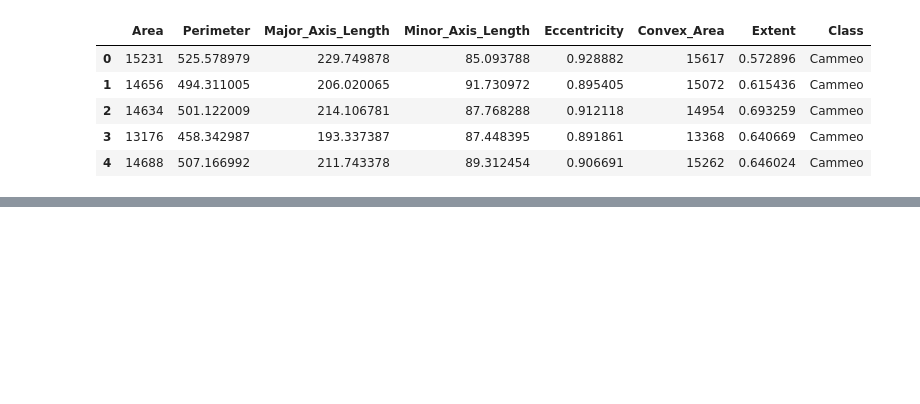
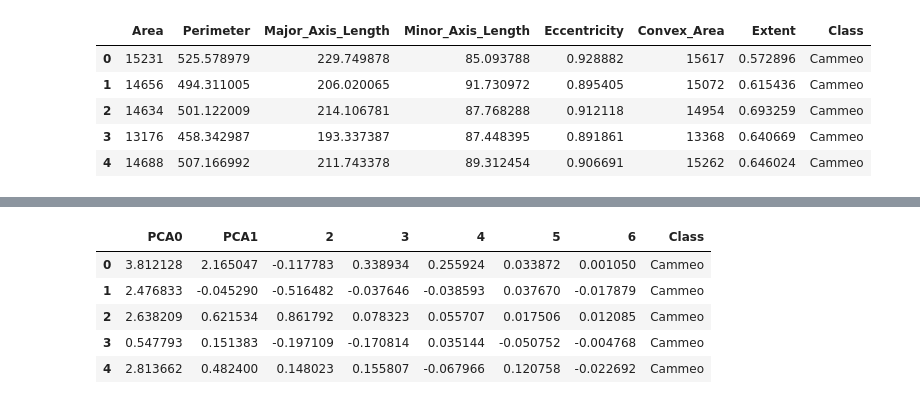
Before and after one commit to gheenc/Computational-Methods, a Jupyter notebook: pset4/pset4 problem 3.ipynb, the cells around one changed output, grey strips where cells are left out. Cells and saved outputs as stored; diff of their text form; code cells hidden in the pictures; blank space fills up the shorter version.

```diff
--- a/pset4/pset4 problem 3.ipynb
+++ b/pset4/pset4 problem 3.ipynb
@@ -336,3 +230,19 @@ pc1 = data_reduced[:, 1]
+# %%
+pca_raw = decomposition.PCA() # performed on all components
+pca_df = pd.DataFrame(
+    pca_raw.fit_transform(rice_standard[cols_to_standardize])
+)
+pca_df = pca_df.rename(columns={0: 'PCA0', 1: 'PCA1'})
+pca_df['Class'] = rice_standard['Class'].values
+
+pca_df.head()
+# %% [output]
+|  | PCA0 | PCA1 | 2 | 3 | 4 | 5 | 6 | Class |
+| 0 | 3.812128 | 2.165047 | -0.117783 | 0.338934 | 0.255924 | 0.033872 | 0.001050 | Cammeo |
+| 1 | 2.476833 | -0.045290 | -0.516482 | -0.037646 | -0.038593 | 0.037670 | -0.017879 | Cammeo |
+| 2 | 2.638209 | 0.621534 | 0.861792 | 0.078323 | 0.055707 | 0.017506 | 0.012085 | Cammeo |
+| 3 | 0.547793 | 0.151383 | -0.197109 | -0.170814 | 0.035144 | -0.050752 | -0.004768 | Cammeo |
+| 4 | 2.813662 | 0.482400 | 0.148023 | 0.155807 | -0.067966 | 0.120758 | -0.022692 | Cammeo |
 # %%
 # plot PCA0 vs PCA1
 # Used ChatGPT to fix errors thrown of using categorical classes in plotly
```
Also changed, not shown: parts of 20 cells of this notebook, 1 other file.
